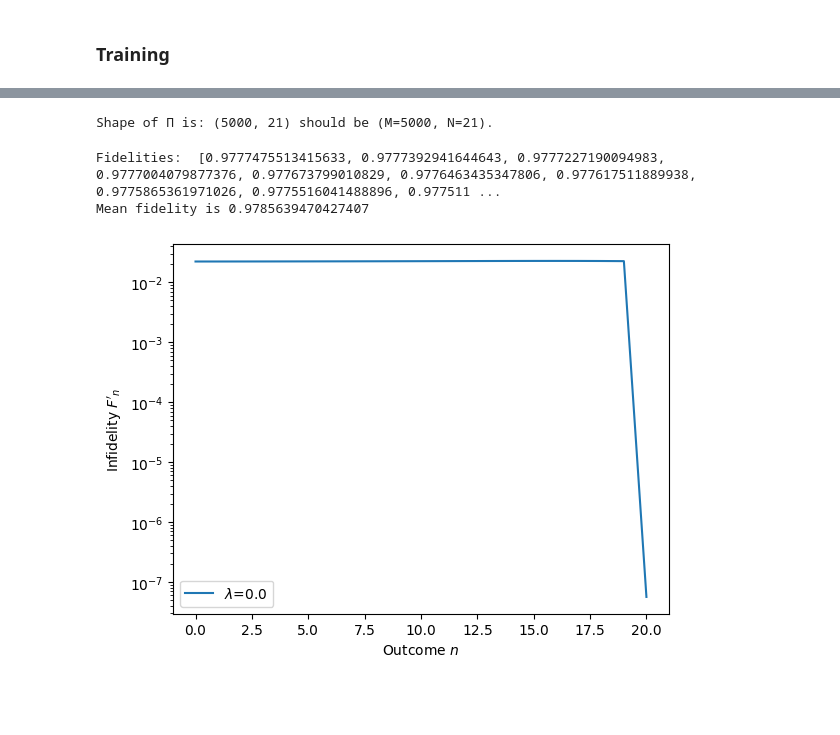
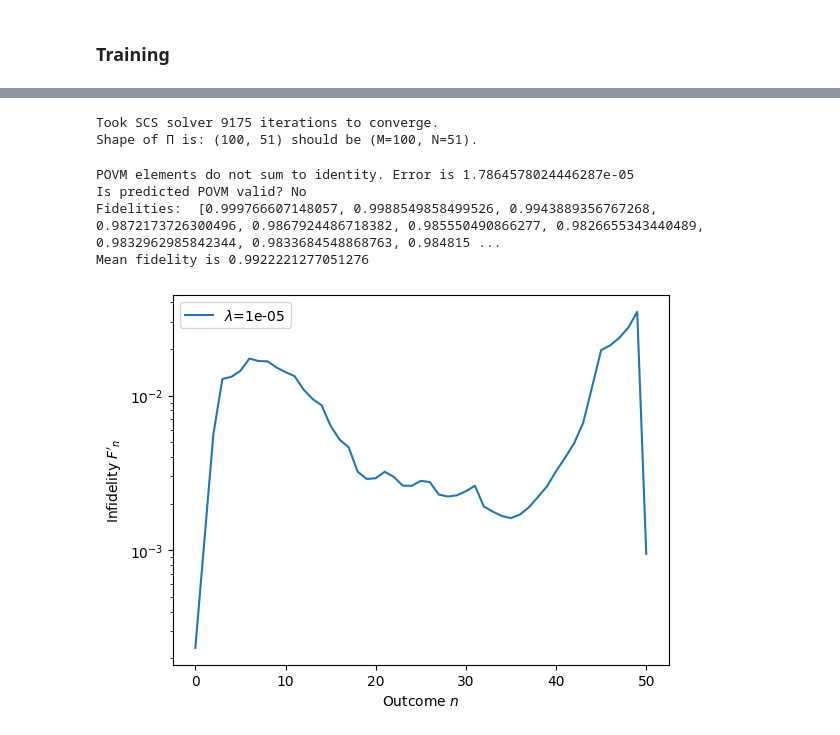
Before and after one commit to amanuelanteneh/gd-qdt, a Jupyter notebook: diag_gd_opt.ipynb, the cells around one changed output, grey strips where cells are left out. Drawn from its saved outputs; the diff is of its cells as text; code cells hidden in the pictures; blank space fills up the shorter version.

```diff
--- a/diag_gd_opt.ipynb
+++ b/diag_gd_opt.ipynb
@@ -85,26 +31,21 @@ def photodetector_povm(hilbert_dim: int, eta: float, dtype=th.float64) -> list[t
 # %%
 # random POVM
 # logits = th.rand((M, N)) - 1  # uniform random range (-1,1)
-#  # Rows are probability vectors, rows should sum to 1.
-#  # Column j is the diagonal of povm j.
 # true_povm = th.softmax(logits, dim=1).to(dtype=th.float64)
 
 # PNR detector POVM
-true_povm = lossy_pnr_povm(hilbert_dim=M, N=N, eta=1.0)
+true_povm = pnr_povm(hilbert_dim=M, N=N, eta=0.9)
 true_povm = vstack( [th.diagonal(E) for E in true_povm] ).T
 
-
+# Bucket detector POVM
 # true_povm = photodetector_povm(hilbert_dim=M, eta=0.5)
 # true_povm = vstack( [th.diagonal(E) for E in true_povm] ).T
-
 
 
 print(f"First row sum is: {sum(true_povm[0, :]).item()}")
 print(f"Number of POVM elements: {true_povm.shape[1]}, should be N={true_povm.shape[1]}")
 print(f"Shape of Π is: {tuple(true_povm.shape)} should be (M={M}, N={true_povm.shape[1]})")
-
-val_check = [ th.diag(true_povm[:, i]) for i in range(true_povm.shape[1]) ]
-print(f'Is true POVM valid? {"Yes" if check_povm_validity(val_check, tol=1e-6) else "No"}')
+print(f'Is true POVM valid? {"Yes" if check_diag_povm(true_povm.T, tol=1e-6) else "No"}')
 # %% [output]
 First row sum is: 1.0
 Number of POVM elements: 51, should be N=51
@@ -115,13 +66,11 @@ Is true POVM valid? Yes
 # %%
-D = 500  # D is number of probes
-max_amp = sqrt(M) #8. #sqrt(M)/1.5 #sqrt(3.0)   # max coordinate in phase space that will be spanned in one direction is max_amp^2
-max_avg = max_amp**2
+D = 512  # D is number of probes
+max_avg = M/1.75
 
-print(f"Max average photon number will be {max_amp**2:.2} should be < {M//2}.")
-#print(f"Is probablitiy condition meet?{ ' Yes' if max_avg**(M)*exp(-max_avg)/exp(lgamma(M+1)) < 10**(-5) else ' No' }")
-complex_amps = np.linspace(0, max_amp, D)
-# probes = vstack([ coherent_ket(alpha, M) for alpha in complex_amps ])
-#probes = probes.abs() ** 2  # we only need the probabilities not the probabilities amplitudes see Eq. 10 in https://doi.org/10.1088/2058-9565/ad8511
-probes = tensor(np.array([ poisson.pmf(k=list(range(M)), mu=alpha**2) for alpha in complex_amps ]))
+print(f"Max average photon number will be {max_avg:.2f} while Hilbert space cutoff is {M}.")
+print(f"Is probability at M={M} ≤ 10^-5?: { 'Yes' if poisson.pmf(M, max_avg) <= 1e-5 else 'No' }")
+n_bars = np.linspace(0, max_avg, D)
+
+probes = tensor(np.array([ poisson.pmf(k=list(range(M)), mu=n_bar) for n_bar in n_bars ]))
 print(f"Shape of probes is: {tuple(probes.shape)} should be (D={D}, M={M}).")
 # %% [output]
@@ -282,27 +191,30 @@ Error:
 # %%
-Pi, prob = optimize_phase_insensitive_povm(targets.cpu().numpy(), probes.cpu().numpy(), lam)
+solver = "SCS" # test SCS (PRL) & MOSEK (arXiv:2306.12622v1)
+Pi, prob, iters = phase_insensitive_loss_cvx(targets.cpu().numpy(), probes.cpu().numpy(), lam_smoothing, solver)
 # %%
+print(f"Took {solver} solver {iters} iterations to converge.")
 print(f"Shape of Π is: {tuple(th.tensor(Pi).shape)} should be (M={M}, N={true_povm.shape[1]}).")
 # %% [output]
-Shape of Π is: (5000, 21) should be (M=5000, N=21).
+Took SCS solver 9175 iterations to converge.
+Shape of Π is: (100, 51) should be (M=100, N=51).
 # %%
-# pred_povm_full = [ th.diag(tensor(Pi[:, i])) for i in range(true_povm.shape[1]) ]
-# true_povm_full = [ th.diag(true_povm[:, i]) for i in range(true_povm.shape[1]) ]
-# print(f'Is predicted POVM valid? {"Yes" if check_povm_validity(pred_povm_full, tol=1e-6) else "No"}')
+print(f'Is predicted POVM valid? {"Yes" if check_diag_povm(tensor(Pi).T, tol=1e-5) else "No"}')
 
-Fs = [ diagonal_povm_fidelity(tensor(Pi[:, i]), true_povm[:, i]) for i in range(true_povm.shape[1]) ]
+Fs = [ diag_povm_fidelity(tensor(Pi[:, i]), true_povm[:, i]) for i in range(true_povm.shape[1]) ]
 print("Fidelities: ", Fs)
 print(f"Mean fidelity is {sum(Fs)/len(Fs)}")
 # %% [output]
-Fidelities:  [0.9777475513415633, 0.9777392941644643, 0.9777227190094983, 0.9777004079877376, 0.977673799010829, 0.9776463435347806, 0.977617511889938, 0.9775865361971026, 0.9775516041488896, 0.977511 ...
-Mean fidelity is 0.9785639470427407
+POVM elements do not sum to identity. Error is 1.7864578024446287e-05
+Is predicted POVM valid? No
+Fidelities:  [0.999766607148057, 0.9988549858499526, 0.9943889356767268, 0.9872173726300496, 0.9867924486718382, 0.985550490866277, 0.9826655343440489, 0.9832962985842344, 0.9833684548868763, 0.984815 ...
+Mean fidelity is 0.9922221277051276
 # %%
-trunc_n = min(30, Pi.shape[1])
-plt.plot(list(range(trunc_n)), [1-F for F in Fs[:trunc_n]], label=rf"$\lambda$={lam}")  # get infidelities
+trunc_n = Pi.shape[1]
+plt.plot(list(range(trunc_n)), [1-F for F in Fs[:trunc_n]], label=rf"$\lambda$={lam_smoothing}")  # get infidelities
 
 plt.legend()
 plt.yscale("log")
 plt.ylabel(r"Infidelity $F'_n$")
 plt.xlabel(r"Outcome $n$");
 # %% [output]
-[figure, old version]
+[figure, new version]
```
Also changed, not shown: parts of 18 cells of this notebook, 6 other files.
